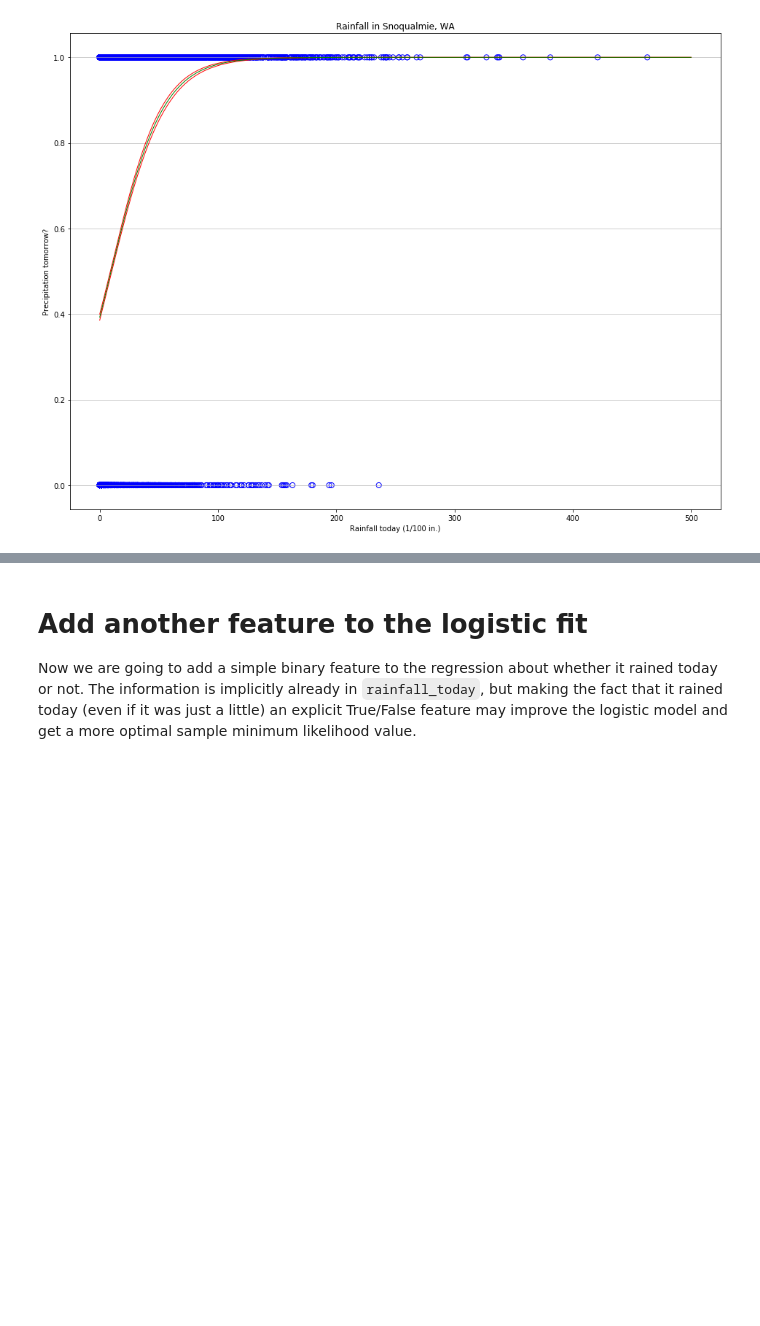
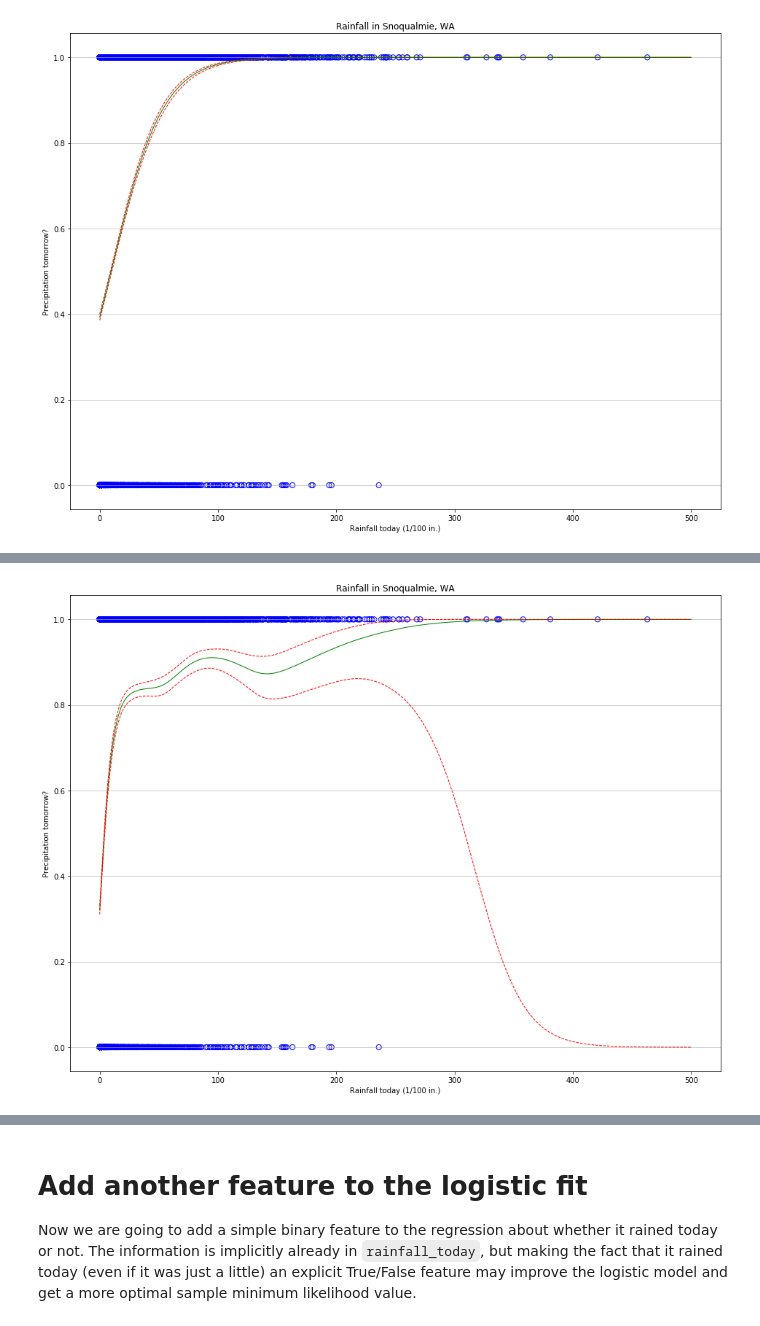
Before and after one commit to bhaney/snoq_rainfall, a Jupyter notebook: Logistic_regression_rainfall_prediction.ipynb, the cells around one changed output, grey strips where cells are left out. Drawn from its saved outputs; the diff is of its cells as text; code cells hidden in the pictures; blank space fills up the shorter version.

```diff
--- a/Logistic_regression_rainfall_prediction.ipynb
+++ b/Logistic_regression_rainfall_prediction.ipynb
@@ -292,0 +299,5 @@ We can check for bias in the parametric logistic fit by doing a fit to a non-par
+# %%
+from pygam import LogisticGAM
+
+gam = LogisticGAM(fit_intercept=False).fit(X, Y) # I've included the intercept in X by hand
+gam.summary()
@@ -292,0 +328,15 @@ We can check for bias in the parametric logistic fit by doing a fit to a non-par
+# %%
+gam_axis = gam.predict_mu(x_values)
+gam_ci = gam.confidence_intervals(x_values,0.95)
+#plot the fit
+plt.close('all')
+plt.figure(figsize=(16,12))
+plt.scatter(x=snoq['rainfall today'].values, y=snoq['rained tomorrow?'].values, s=50, color='blue',marker='o',facecolors='none');
+plt.plot(xaxis,gam_axis, linewidth=1,color='green') #regression line
+plt.plot(xaxis,gam_ci, linewidth=1,color='red',linestyle='dashed') #regression line
+plt.title('Rainfall in Snoqualmie, WA')
+plt.xlabel('Rainfall today (1/100 in.)')
+plt.ylabel('Precipitation tomorrow?')
+plt.grid(axis='y', alpha=0.75)
+# %% [output]
+[figure, added]
```
Also changed, not shown: parts of 8 cells of this notebook.
